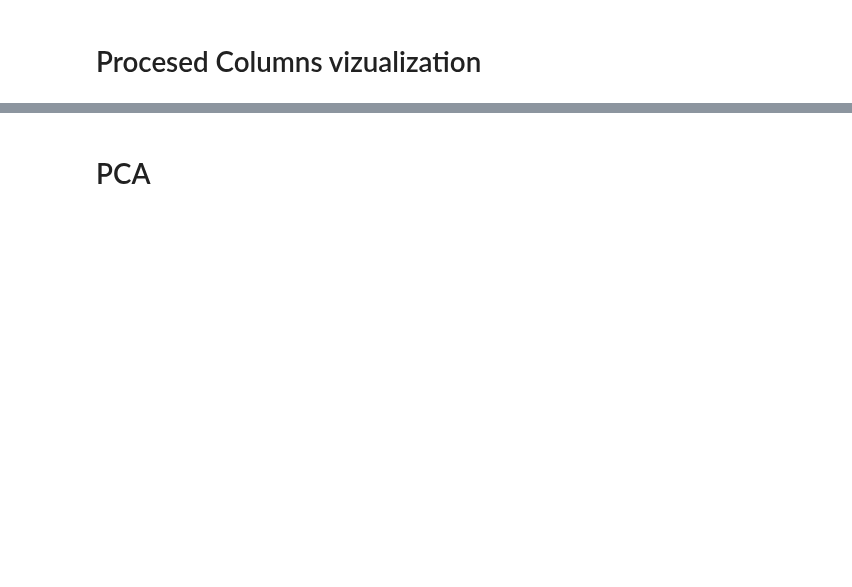
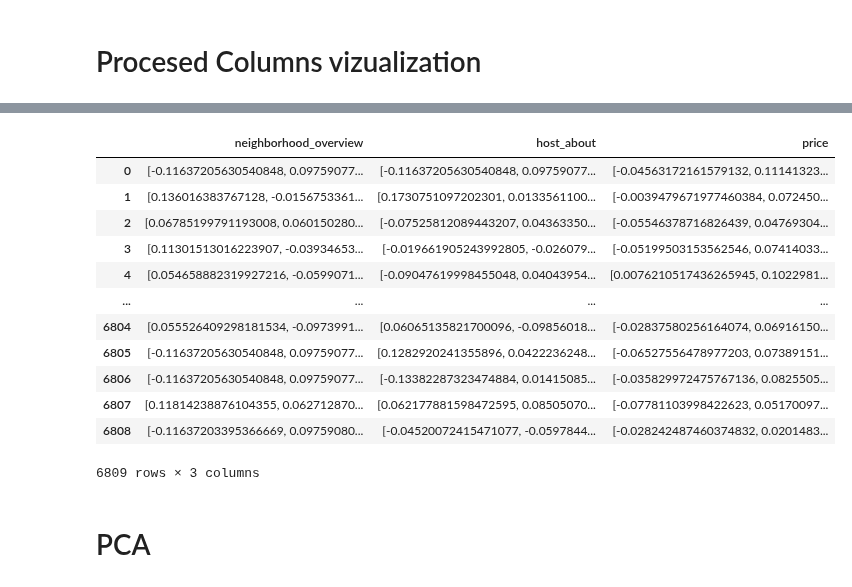
Before and after one commit to MaGiiK02/AirBnB_score_prediction, a Jupyter notebook: step2_process_columns.ipynb, the cells around one changed output, grey strips where cells are left out. Cells and saved outputs as stored; diff of their text form; code cells hidden in the pictures; blank space fills up the shorter version.

```diff
--- a/step2_process_columns.ipynb
+++ b/step2_process_columns.ipynb
@@ -551,5 +623,2 @@ Name: bedrooms, Length: 6809, dtype: object
 # %% [markdown]
 ### beds
-# %%
-processedColumns["beds"]=data.beds
-processedColumns.beds
@@ -568,0 +625,4 @@ Name: beds, Length: 6809, dtype: object
+# %%
+withoutNa=data.beds.replace('UNK', 0)
+processedColumns["beds"]=withoutNa.astype(float)
+processedColumns.beds
@@ -892,6 +965,3 @@ processedColumns.calculated_host_listings_count_shared_rooms
 Name: calculated_host_listings_count_shared_rooms, Length: 6809, dtype: int64
 # %% [markdown]
 ### reviews_per_month
-# %%
-processedColumns['reviews_per_month']= data.reviews_per_month
-processedColumns.reviews_per_month
@@ -910,0 +968,4 @@ Name: reviews_per_month, Length: 6809, dtype: object
+# %%
+withoutUNK = data.reviews_per_month.replace('UNK', 0)
+processedColumns['reviews_per_month']= withoutUNK.astype(float)
+processedColumns.reviews_per_month
@@ -929,2 +987,18 @@ processedColumns
+# %%
+processedColumns.select_dtypes(include=['object'])
+# %% [output]
+|  | neighborhood_overview | host_about | price |
+| 0 | [-0.11637205630540848, 0.09759077... | [-0.11637205630540848, 0.09759077... | [-0.04563172161579132, 0.11141323... |
+| 1 | [0.136016383767128, -0.0156753361... | [0.1730751097202301, 0.0133561100... | [-0.0039479671977460384, 0.072450... |
+| 2 | [0.06785199791193008, 0.060150280... | [-0.07525812089443207, 0.04363350... | [-0.05546378716826439, 0.04769304... |
+| 3 | [0.11301513016223907, -0.03934653... | [-0.019661905243992805, -0.026079... | [-0.05199503153562546, 0.07414033... |
+| 4 | [0.054658882319927216, -0.0599071... | [-0.09047619998455048, 0.04043954... | [0.0076210517436265945, 0.1022981... |
+| ... | ... | ... | ... |
+| 6804 | [0.055526409298181534, -0.0973991... | [0.06065135821700096, -0.09856018... | [-0.02837580256164074, 0.06916150... |
+| 6805 | [-0.11637205630540848, 0.09759077... | [0.1282920241355896, 0.0422236248... | [-0.06527556478977203, 0.07389151... |
+| 6806 | [-0.11637205630540848, 0.09759077... | [-0.13382287323474884, 0.01415085... | [-0.035829972475767136, 0.0825505... |
+| 6807 | [0.11814238876104355, 0.062712870... | [0.062177881598472595, 0.08505070... | [-0.07781103998422623, 0.05170097... |
+| 6808 | [-0.11637203395366669, 0.09759080... | [-0.04520072415471077, -0.0597844... | [-0.028242487460374832, 0.0201483... |
+6809 rows × 3 columns
 # %% [markdown]
 # PCA
```
Also changed, not shown: parts of 28 cells of this notebook.
